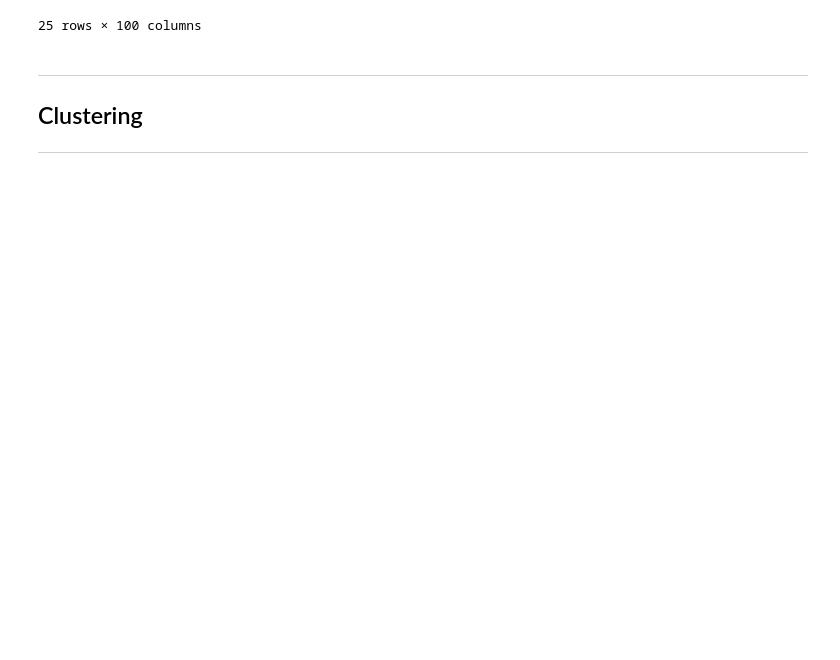
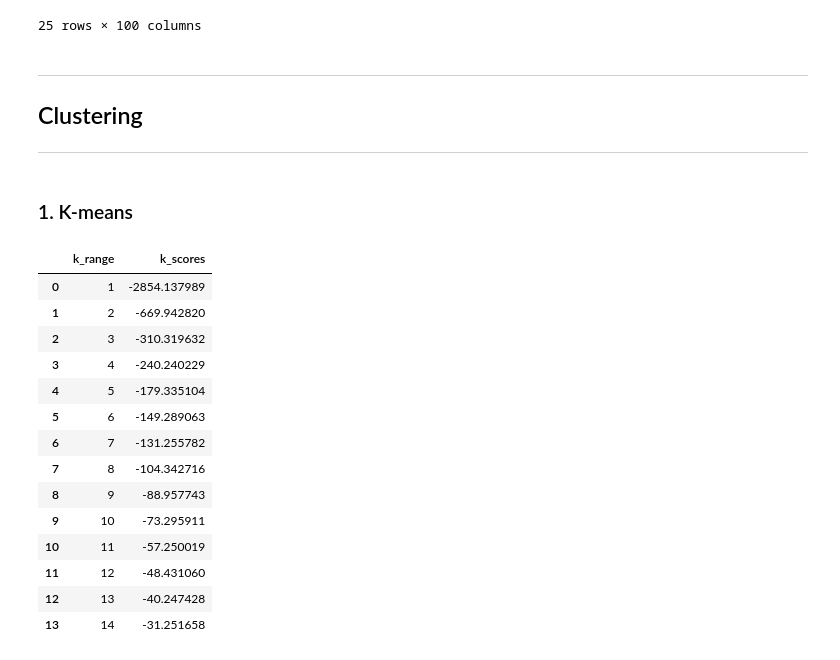
Before and after one commit to AAnzel/MOVIS, a Jupyter notebook: Code/Data_assessment.ipynb, the cells around one changed output. Saved outputs shown, nothing was run; the diff lists cells and outputs as text; code cells hidden in the pictures; blank space fills up the shorter version.

Commit message:
Implemented k-means clustering

```diff
--- a/Code/Data_assessment.ipynb
+++ b/Code/Data_assessment.ipynb
@@ -326,3 +329,30 @@ mags_df
 ---
 ## Clustering
 ---
+# %% [markdown]
+### 1. K-means
+# %%
+k_range_end = 15 # Usually it is sqrt(# of mags)
+
+k_range = range(1, k_range_end)
+
+k_means_models = [KMeans (n_clusters = i, random_state = SEED) for i in k_range]
+k_scores = [k_mean_model.fit(mags_df).score(mags_df) for k_mean_model in k_means_model]
+k_data = pd.DataFrame ({'k_range':k_range, 'k_scores':k_scores})
+k_data
+# %% [output]
+|  | k_range | k_scores |
+| 0 | 1 | -2854.137989 |
+| 1 | 2 | -669.942820 |
+| 2 | 3 | -310.319632 |
+| 3 | 4 | -240.240229 |
+| 4 | 5 | -179.335104 |
+| 5 | 6 | -149.289063 |
+| 6 | 7 | -131.255782 |
+| 7 | 8 | -104.342716 |
+| 8 | 9 | -88.957743 |
+| 9 | 10 | -73.295911 |
+| 10 | 11 | -57.250019 |
+| 11 | 12 | -48.431060 |
+| 12 | 13 | -40.247428 |
+| 13 | 14 | -31.251658 |
```
Also changed, not shown: parts of 12 cells of this notebook, 2 other files.
